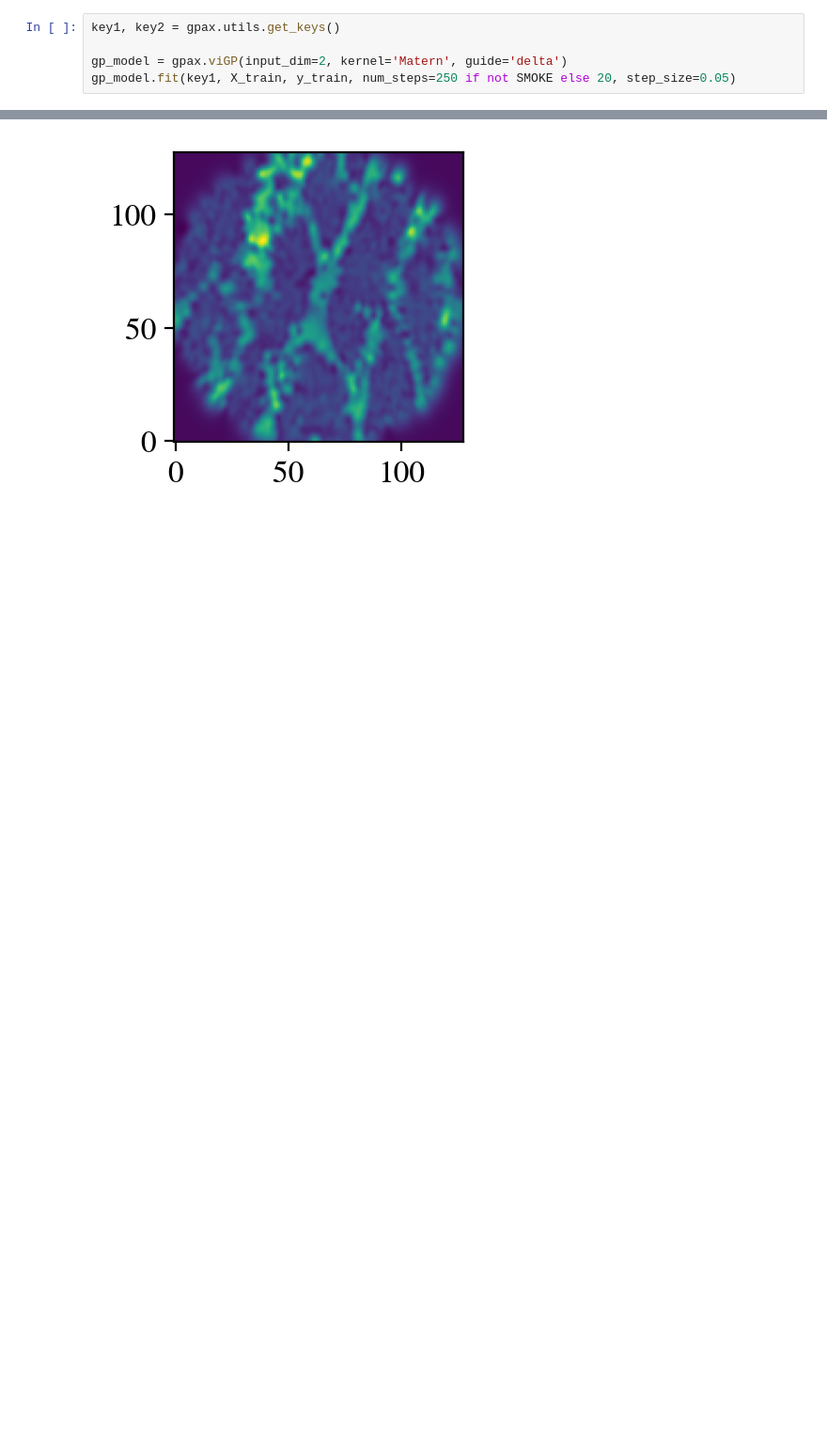
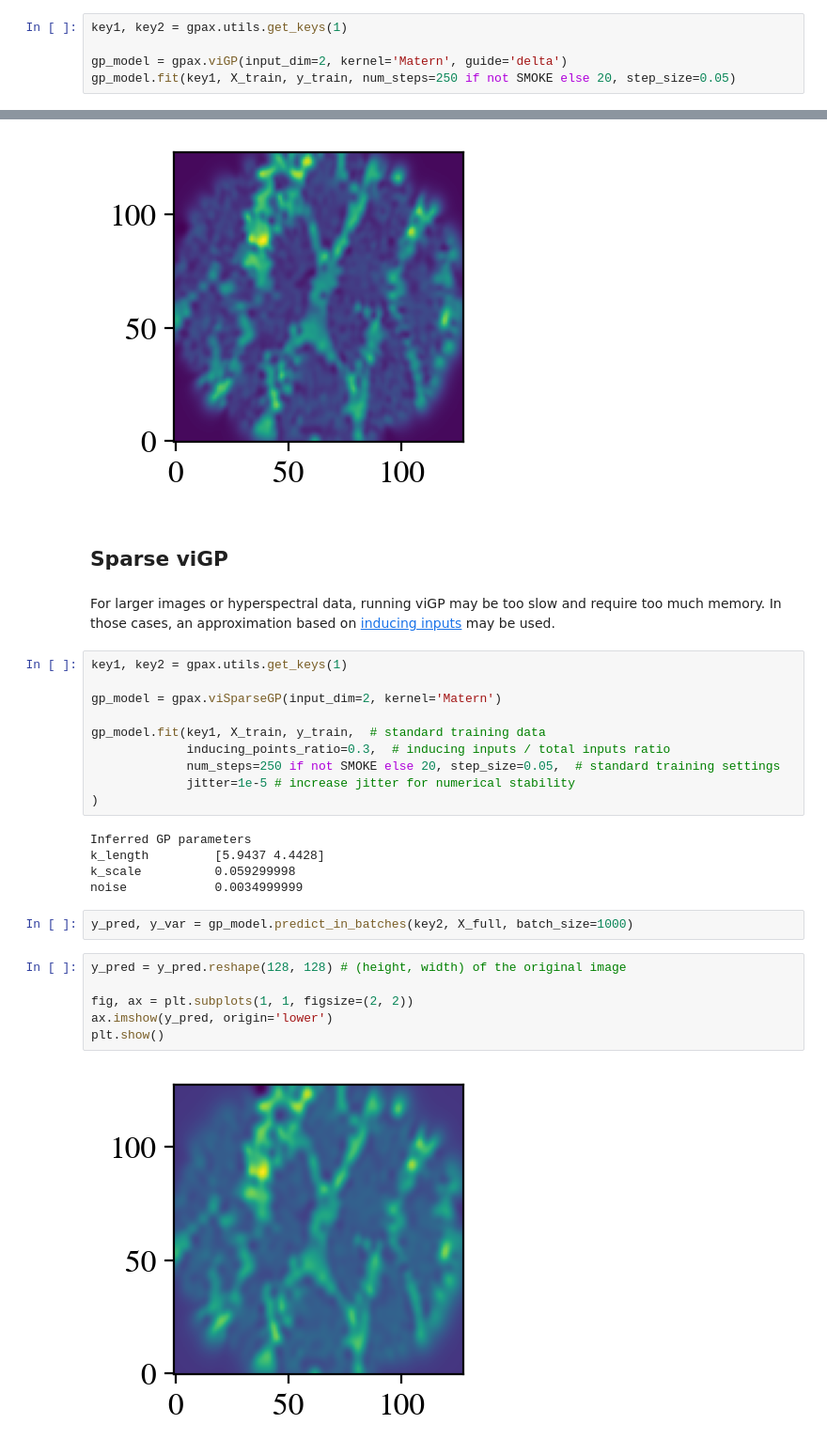
Before and after one commit to ziatdinovmax/gpax, a Jupyter notebook: examples/gpax_viGP.ipynb, the cells around one changed output, grey strips where cells are left out. Shown: that part at 94% size. Saved outputs shown, nothing was run; the diff lists cells and outputs as text; blank space fills up the shorter version.

Commit message:
Add viSparseGP example

```diff
--- a/examples/gpax_viGP.ipynb
+++ b/examples/gpax_viGP.ipynb
@@ -83,7 +87,7 @@ X_train, y_train, X_full = gpax.utils.preprocess_sparse_image(sparse_img)
 # %% [markdown]
 Initilaize and train a variational inference GP model:
 # %%
-key1, key2 = gpax.utils.get_keys()
+key1, key2 = gpax.utils.get_keys(1)
 
 gp_model = gpax.viGP(input_dim=2, kernel='Matern', guide='delta')
 gp_model.fit(key1, X_train, y_train, num_steps=250 if not SMOKE else 20, step_size=0.05)
@@ -106,3 +112,32 @@ ax.imshow(y_pred, origin='lower')
 plt.show()
 # %% [output]
 [figure]
+# %% [markdown]
+## Sparse viGP
+# %% [markdown]
+For larger images or hyperspectral data, running viGP may be too slow and require too much memory. In those cases, an approximation based on [inducing inputs](https://www.jmlr.org/papers/volume6/quinonero-candela05a/quinonero-candela05a.pdf) may be used.
+# %%
+key1, key2 = gpax.utils.get_keys(1)
+
+gp_model = gpax.viSparseGP(input_dim=2, kernel='Matern')
+
+gp_model.fit(key1, X_train, y_train,  # standard training data
+             inducing_points_ratio=0.3,  # inducing inputs / total inputs ratio
+             num_steps=250 if not SMOKE else 20, step_size=0.05,  # standard training settings
+             jitter=1e-5 # increase jitter for numerical stability
+)
+# %% [output]
+Inferred GP parameters
+k_length         [5.9437 4.4428]
+k_scale          0.059299998
+noise            0.0034999999
+# %%
+y_pred, y_var = gp_model.predict_in_batches(key2, X_full, batch_size=1000)
+# %%
+y_pred = y_pred.reshape(128, 128) # (height, width) of the original image
+
+fig, ax = plt.subplots(1, 1, figsize=(2, 2))
+ax.imshow(y_pred, origin='lower')
+plt.show()
+# %% [output]
+[figure, added]
```
Also changed, not shown: parts of 9 cells of this notebook.
